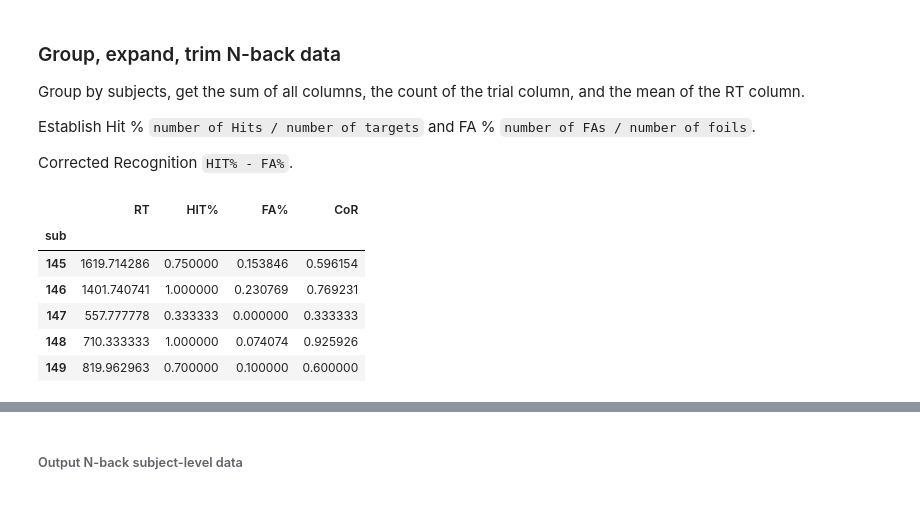
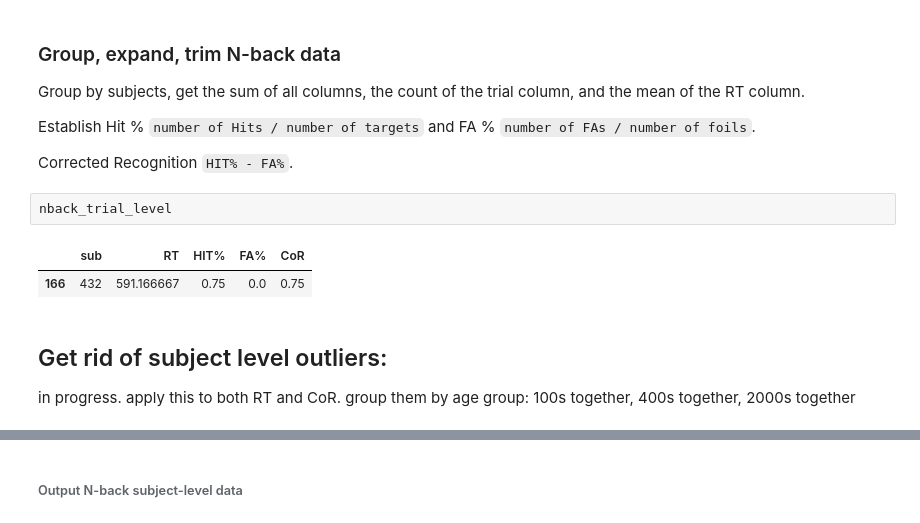
Before and after one commit to lighthall-lab/econdec-oa, a Jupyter notebook: 0.2.clean_nback.ipynb, the cells around one changed output, grey strips where cells are left out. Drawn from its saved outputs; the diff is of its cells as text; code cells hidden in the pictures.

Commit message:
improved nback data cleaning and added documentation

```diff
--- a/0.2.clean_nback.ipynb
+++ b/0.2.clean_nback.ipynb
@@ -129,3 +109,7 @@ oa_nback_trial_level = pd.concat(cleaned_dataframes_list)
+# %%
+oa_nback_trial_level = pd.concat(cleaned_dataframes_list)
+oa_nback_trial_level['RT'] = (pd.to_numeric(oa_nback_trial_level['RT'], errors='coerce')) #MAKE RT numeric
+# oa_nback_trial_level.columns
 # %% [markdown]
 ###### Output N-back trial-level data
 # %%
@@ -134,6 +118,7 @@ oa_nback_trial_level.to_csv(os.path.join(derivs_dir,'trialwise','oa_nback_trial_
 ##### Input YA N-back trial-level data
 # %%
 ya_nback_trial_level = pd.read_csv(os.path.join(derivs_dir,'trialwise','ya_nback_trial_level.csv'))
+ya_nback_trial_level['RT'] = (pd.to_numeric(ya_nback_trial_level['RT'], errors='coerce')) #MAKE RT numeric
 # %% [markdown]
 ###### Merge
 # %%
@@ -163,0 +159,3 @@ nback_trial_level.groupby('sub').describe()[['HIT','FA']]
+# %%
+nback_trial_level['RT_3sd_removed'] = group_exclude(nback_trial_level, 'sub', 'RT')
+# nback_trial_level.head(100)
@@ -168,21 +168,24 @@ Group by subjects, get the sum of all columns, the count of the trial column, an
 Establish Hit % `number of Hits / number of targets` and FA % `number of FAs / number of foils`.
 
 Corrected Recognition `HIT% - FA%`.
+# %% [raw]
+nback_trial_level
 # %%
-grouped = nback_trial_level.groupby('sub')
+grouped = nback_trial_level.groupby('sub', as_index=False)
 nback_df = grouped.sum()
 nback_df['trial'] = grouped.count()['trial']
 nback_df['RT'] = grouped.mean()['RT']
 nback_df['HIT%'] = nback_df['HIT'] / nback_df['CRsp']
 nback_df['FA%'] = nback_df['FA'] / (nback_df['trial'] - nback_df['CRsp'])
 nback_df['CoR'] = nback_df['HIT%'] - nback_df['FA%']
-nback_df = nback_df[['RT','HIT%','FA%','CoR']]
-nback_df.head()
+nback_df = nback_df[['sub', 'RT','HIT%','FA%','CoR']]
+
+nback_df.loc[nback_df['sub']==432]
 # %% [output]
-|  | RT | HIT% | FA% | CoR |
-| sub |  |  |  |  |
-| 145 | 1619.714286 | 0.750000 | 0.153846 | 0.596154 |
-| 146 | 1401.740741 | 1.000000 | 0.230769 | 0.769231 |
-| 147 | 557.777778 | 0.333333 | 0.000000 | 0.333333 |
-| 148 | 710.333333 | 1.000000 | 0.074074 | 0.925926 |
-| 149 | 819.962963 | 0.700000 | 0.100000 | 0.600000 |
+|  | sub | RT | HIT% | FA% | CoR |
+| 166 | 432 | 591.166667 | 0.75 | 0.0 | 0.75 |
+# %% [markdown]
+## Get rid of subject level outliers:
+in progress.
+apply this to both RT and CoR.
+group them by age group: 100s together, 400s together, 2000s together
```
Also changed, not shown: parts of 11 cells of this notebook.
